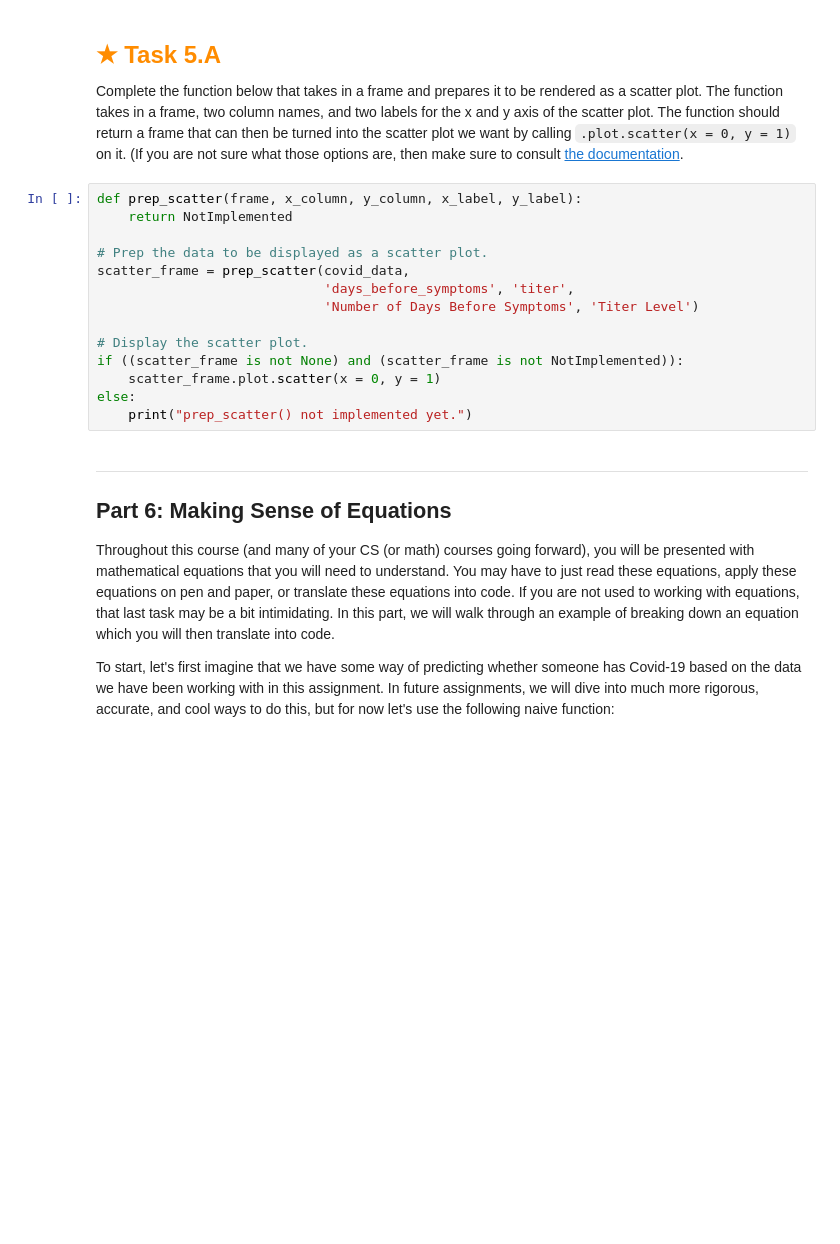
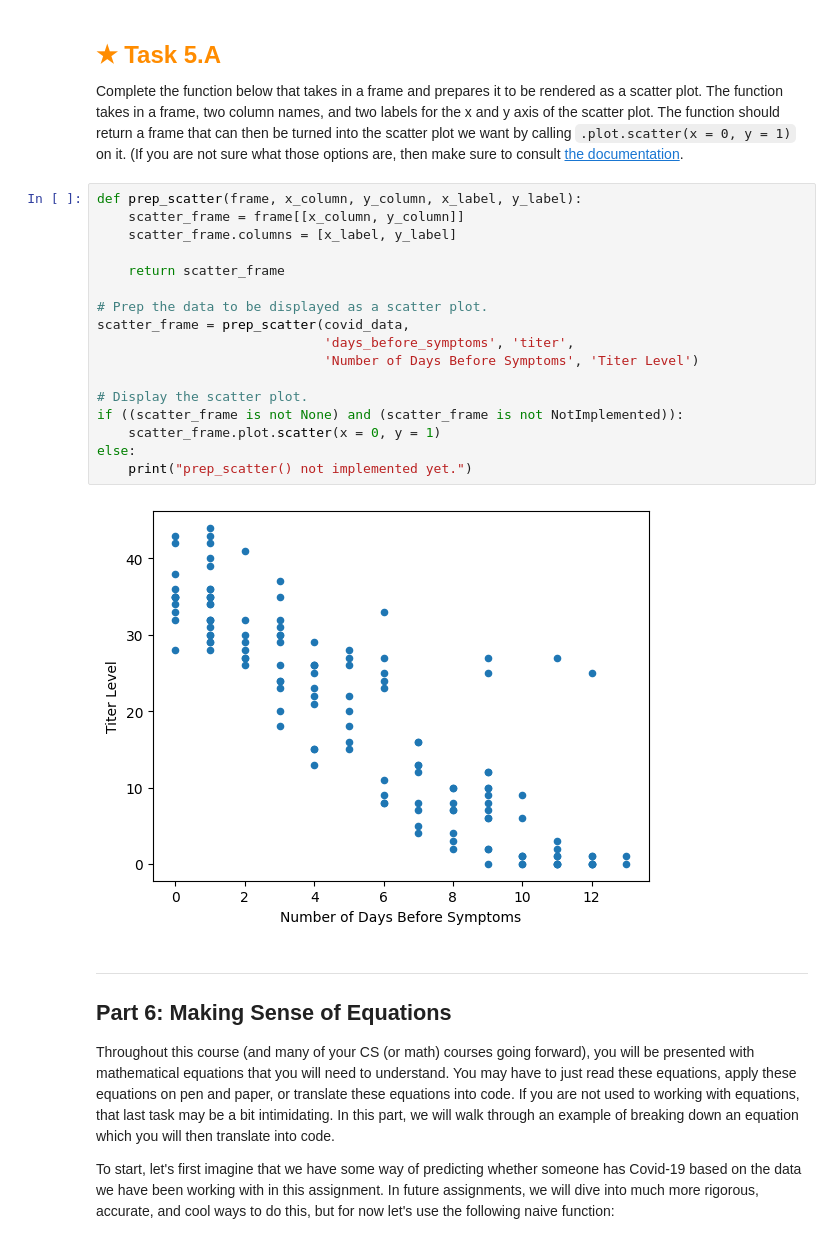
Before and after one commit to seanandreee/HO1, a Jupyter notebook: assignment.ipynb, the cells around one changed output. Drawn from its saved outputs; the diff is of its cells as text; blank space fills up the shorter version.

```diff
--- a/assignment.ipynb
+++ b/assignment.ipynb
@@ -1086,18 +1143,23 @@ The function should return a frame that can then be turned into the scatter plot
 (If you are not sure what those options are, then make sure to consult [the documentation](https://pandas.pydata.org/pandas-docs/stable/reference/api/pandas.DataFrame.plot.scatter.html).
 # %%
 def prep_scatter(frame, x_column, y_column, x_label, y_label):
-    return NotImplemented
+    scatter_frame = frame[[x_column, y_column]]
+    scatter_frame.columns = [x_label, y_label]
+
+    return scatter_frame
 
 # Prep the data to be displayed as a scatter plot.
 scatter_frame = prep_scatter(covid_data,
                              'days_before_symptoms', 'titer',
                              'Number of Days Before Symptoms', 'Titer Level')
 
 # Display the scatter plot.
 if ((scatter_frame is not None) and (scatter_frame is not NotImplemented)):
     scatter_frame.plot.scatter(x = 0, y = 1)
 else:
     print("prep_scatter() not implemented yet.")
+# %% [output]
+[figure, added]
 # %% [markdown]
 ---
 
```
Also changed, not shown: parts of 8 cells of this notebook.
